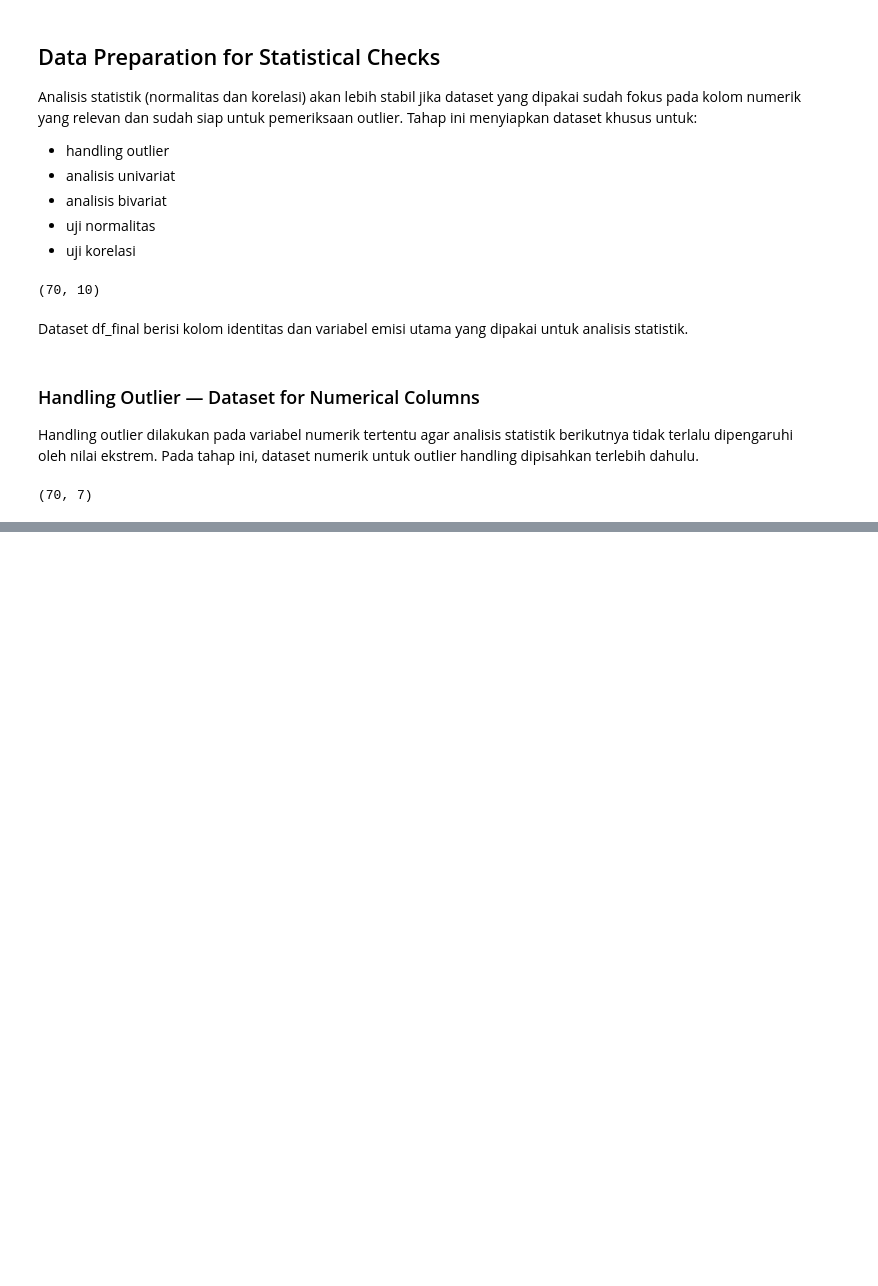
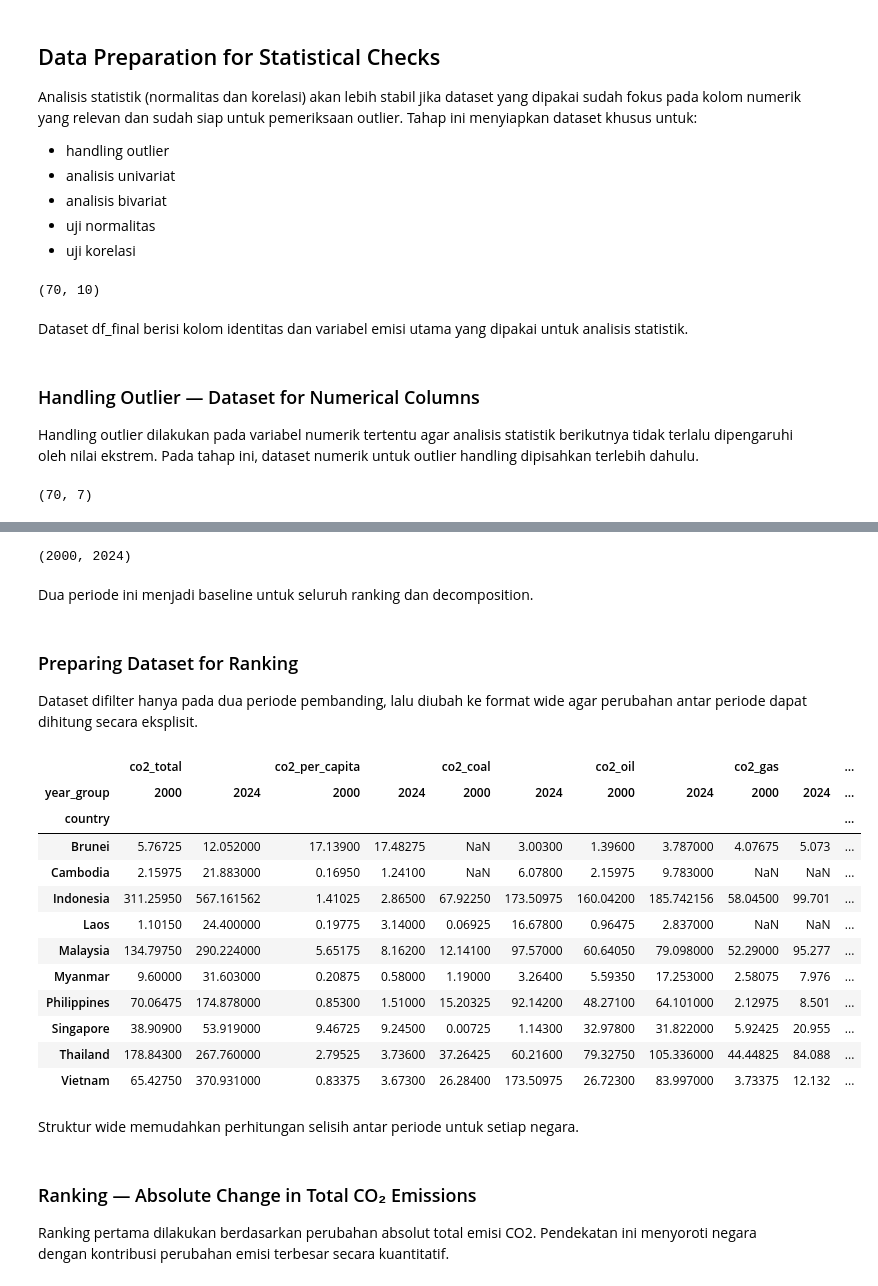
Before and after one commit to AlvitoDwiP/carbon-emission, a Jupyter notebook: notebooks/03_EDA.ipynb, the cells around one changed output, grey strips where cells are left out. Saved outputs shown, nothing was run; the diff lists cells and outputs as text; code cells hidden in the pictures; blank space fills up the shorter version.

```diff
--- a/notebooks/03_EDA.ipynb
+++ b/notebooks/03_EDA.ipynb
@@ -210,0 +279,3 @@ df_final_outlier_handling_done.shape
+# %%
+pd.set_option('display.max_rows', None)
+df_final_outlier_handling.head()
@@ -210,0 +441,9 @@ df_final_outlier_handling_done.shape
+# %%
+Q1 = df_4y_handling_outlier[cols_numeric].quantile(0.25)
+Q3 = df_4y_handling_outlier[cols_numeric].quantile(0.75)
+IQR = Q3 - Q1
+
+for col in cols_numeric:
+    lower = Q1[col] - 1.5 * IQR[col]
+    upper = Q3[col] + 1.5 * IQR[col]
+    df_4y_handling_outlier[col] = df_4y_handling_outlier[col].clip(lower=lower, upper=upper)
@@ -210,0 +478,52 @@ df_final_outlier_handling_done.shape
+# %%
+start_period = df_4y_handling_outlier["year_group"].min()
+end_period = df_4y_handling_outlier["year_group"].max()
+
+start_period, end_period
+# %% [output]
+(2000, 2024)
+# %% [markdown]
+Dua periode ini menjadi baseline untuk seluruh ranking dan decomposition.
+# %% [markdown]
+### Preparing Dataset for Ranking
+Dataset difilter hanya pada dua periode pembanding, lalu diubah ke format wide agar perubahan antar periode dapat dihitung secara eksplisit.
+# %%
+df_compare = df_4y_handling_outlier[
+    df_4y_handling_outlier["year_group"].isin([start_period, end_period])
+]
+
+df_wide = df_compare.pivot(
+    index="country",
+    columns="year_group",
+    values=[
+        "co2_total",
+        "co2_per_capita",
+        "co2_coal",
+        "co2_oil",
+        "co2_gas",
+        "co2_cement",
+        "co2_flaring"
+    ]
+)
+
+df_wide
+# %% [output]
+|  | co2_total |  | co2_per_capita |  | co2_coal |  | co2_oil |  | co2_gas |  | ... |
+| year_group | 2000 | 2024 | 2000 | 2024 | 2000 | 2024 | 2000 | 2024 | 2000 | 2024 | ... |
+| country |  |  |  |  |  |  |  |  |  |  | ... |
+| Brunei | 5.76725 | 12.052000 | 17.13900 | 17.48275 | NaN | 3.00300 | 1.39600 | 3.787000 | 4.07675 | 5.073 | ... |
+| Cambodia | 2.15975 | 21.883000 | 0.16950 | 1.24100 | NaN | 6.07800 | 2.15975 | 9.783000 | NaN | NaN | ... |
+| Indonesia | 311.25950 | 567.161562 | 1.41025 | 2.86500 | 67.92250 | 173.50975 | 160.04200 | 185.742156 | 58.04500 | 99.701 | ... |
+| Laos | 1.10150 | 24.400000 | 0.19775 | 3.14000 | 0.06925 | 16.67800 | 0.96475 | 2.837000 | NaN | NaN | ... |
+| Malaysia | 134.79750 | 290.224000 | 5.65175 | 8.16200 | 12.14100 | 97.57000 | 60.64050 | 79.098000 | 52.29000 | 95.277 | ... |
+| Myanmar | 9.60000 | 31.603000 | 0.20875 | 0.58000 | 1.19000 | 3.26400 | 5.59350 | 17.253000 | 2.58075 | 7.976 | ... |
+| Philippines | 70.06475 | 174.878000 | 0.85300 | 1.51000 | 15.20325 | 92.14200 | 48.27100 | 64.101000 | 2.12975 | 8.501 | ... |
+| Singapore | 38.90900 | 53.919000 | 9.46725 | 9.24500 | 0.00725 | 1.14300 | 32.97800 | 31.822000 | 5.92425 | 20.955 | ... |
+| Thailand | 178.84300 | 267.760000 | 2.79525 | 3.73600 | 37.26425 | 60.21600 | 79.32750 | 105.336000 | 44.44825 | 84.088 | ... |
+| Vietnam | 65.42750 | 370.931000 | 0.83375 | 3.67300 | 26.28400 | 173.50975 | 26.72300 | 83.997000 | 3.73375 | 12.132 | ... |
+# %% [markdown]
+Struktur wide memudahkan perhitungan selisih antar periode untuk setiap negara.
+# %% [markdown]
+### Ranking — Absolute Change in Total CO₂ Emissions
+Ranking pertama dilakukan berdasarkan perubahan absolut total emisi CO2.
+Pendekatan ini menyoroti negara dengan kontribusi perubahan emisi terbesar secara kuantitatif.
```
Also changed, not shown: parts of 56 cells of this notebook, 1 other file.
